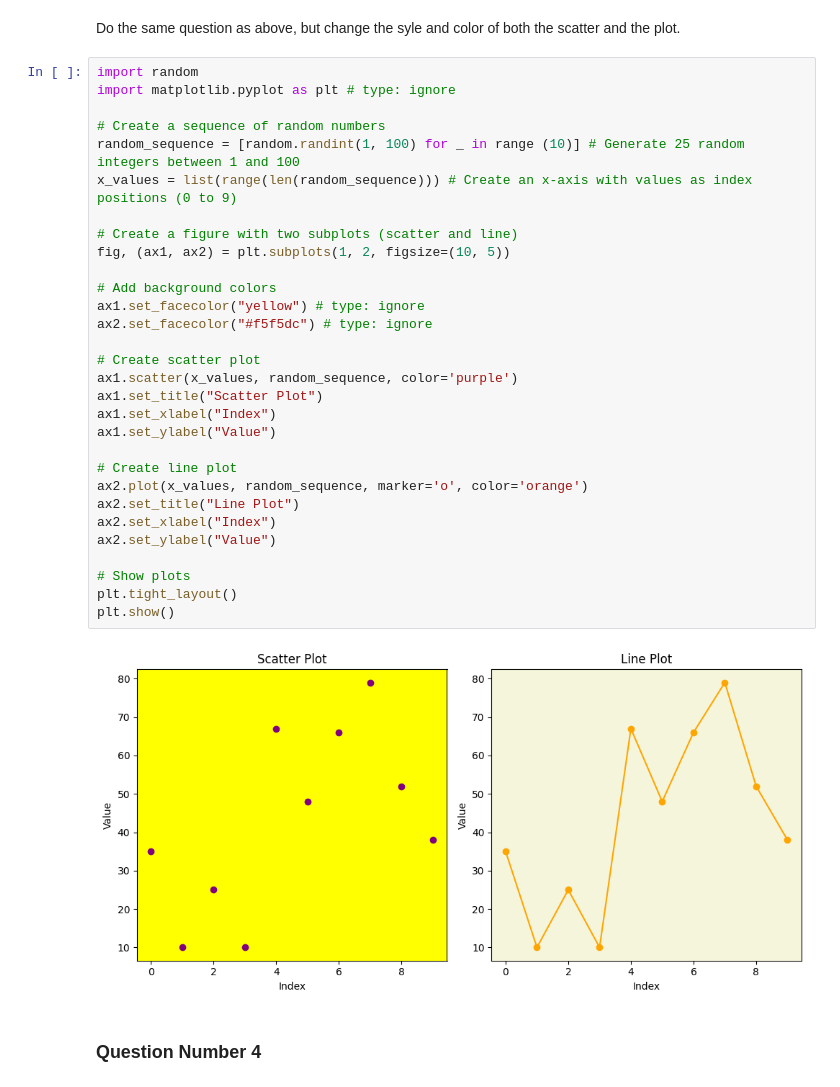
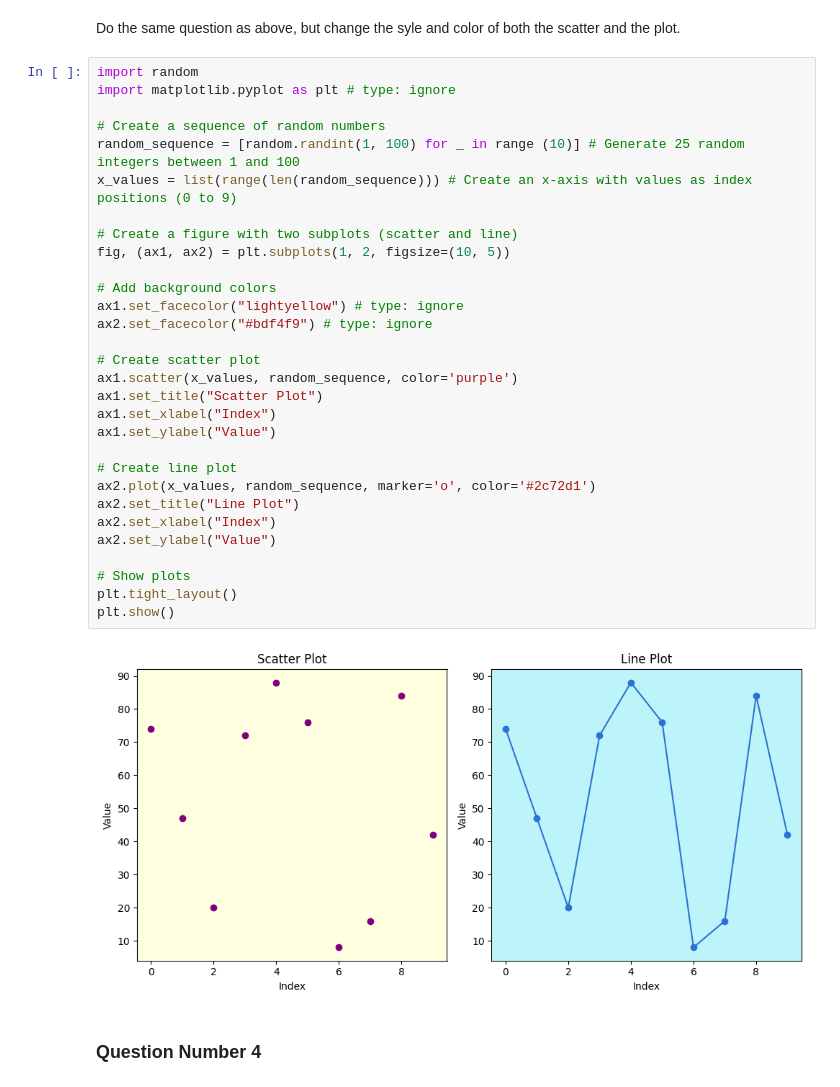
Before and after one commit to 14dstcyr/matplotlib-for-wmnlp, a Jupyter notebook: pyplot.ipynb, the cells around one changed output. Drawn from its saved outputs; the diff is of its cells as text.

```diff
--- a/pyplot.ipynb
+++ b/pyplot.ipynb
@@ -84,35 +83,35 @@ Do the same question as above, but change the syle and color of both the scatter
 # %%
 import random
 import matplotlib.pyplot as plt # type: ignore
 
 # Create a sequence of random numbers
 random_sequence = [random.randint(1, 100) for _ in range (10)] # Generate 25 random integers between 1 and 100
 x_values = list(range(len(random_sequence))) # Create an x-axis with values as index positions (0 to 9)
 
 # Create a figure with two subplots (scatter and line)
 fig, (ax1, ax2) = plt.subplots(1, 2, figsize=(10, 5))
 
 # Add background colors
-ax1.set_facecolor("yellow") # type: ignore
-ax2.set_facecolor("#f5f5dc") # type: ignore
+ax1.set_facecolor("lightyellow") # type: ignore
+ax2.set_facecolor("#bdf4f9") # type: ignore
 
 # Create scatter plot
 ax1.scatter(x_values, random_sequence, color='purple')
 ax1.set_title("Scatter Plot")
 ax1.set_xlabel("Index")
 ax1.set_ylabel("Value")
 
 # Create line plot
-ax2.plot(x_values, random_sequence, marker='o', color='orange')
+ax2.plot(x_values, random_sequence, marker='o', color='#2c72d1')
 ax2.set_title("Line Plot")
 ax2.set_xlabel("Index")
 ax2.set_ylabel("Value")
 
 # Show plots
 plt.tight_layout()
 plt.show()
 # %% [output]
-[figure, old version]
+[figure, new version]
 # %% [markdown]
 ### Question Number 4
 # %% [markdown]
```
Also changed, not shown: parts of 4 cells of this notebook, 2 other files.
